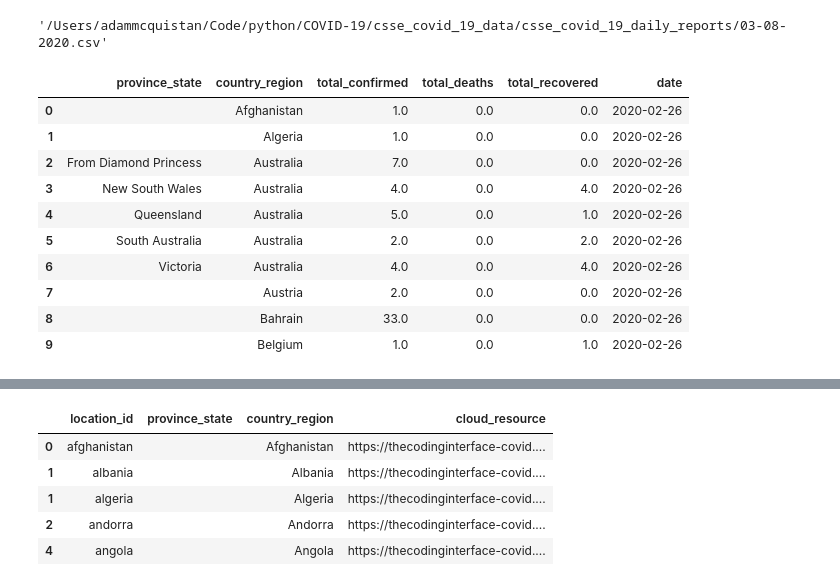
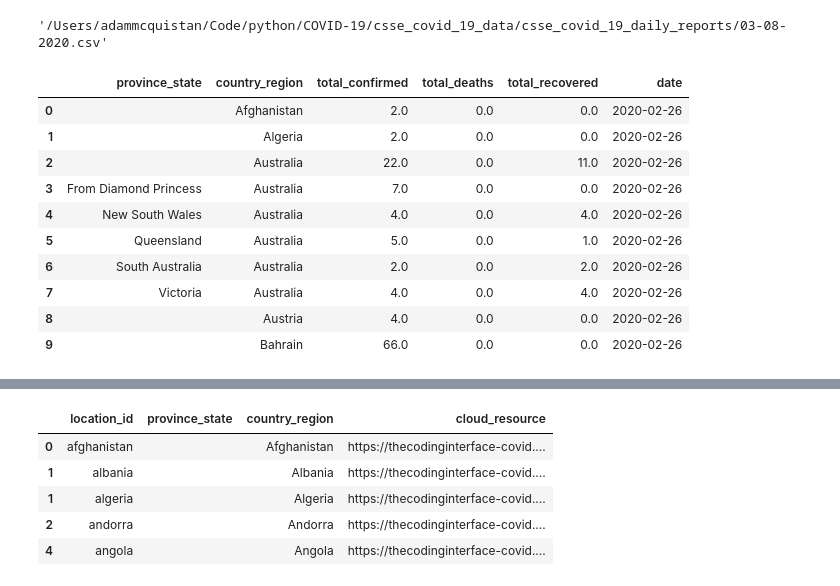
Before and after one commit to amcquistan/covid_analysis, a Jupyter notebook: JHU_data_wrangler.ipynb, the cells around one changed output, grey strips where cells are left out. Drawn from its saved outputs; the diff is of its cells as text; code cells hidden in the pictures.

```diff
--- a/JHU_data_wrangler.ipynb
+++ b/JHU_data_wrangler.ipynb
@@ -152,43 +152,45 @@ for file_name in daily_csv_files:
 
     missing_columns = sum([(col not in day_df.columns) for col in colunns_of_interest])
     if missing_columns:
-        import pdb; pdb.set_trace()
+        print('Missing Columns!!!!')
         sys.exit(0)
 
     whole_country_df = day_df[colunns_of_interest].groupby(['country_region']).sum()
     whole_country_df = whole_country_df.reset_index()
     whole_country_df['province_state'] = [''] * whole_country_df.shape[0]
+    whole_country_df['date'] = [day_df.date.values[0]] * whole_country_df.shape[0]
+    whole_country_df.loc[whole_country_df['country_region'] == 'US', ['country_region']] = 'United States'
 
     if 'Admin2' in day_df.columns:
         county_df = day_df[day_df.Admin2 != '']
         county_df['province_state'] = county_df.Admin2 + ', ' + county_df.province_state
         day_df = pd.concat([day_df[colunns_of_interest], county_df[colunns_of_interest], whole_country_df])
     else:
         day_df = pd.concat([day_df[colunns_of_interest], whole_country_df])
 
 #     day_df = day_df[colunns_of_interest]
 
     # increased granularity by neighborhood was added in Admin2 column 03-24-2020
     # but only want granularity down to province_region so collapse down and aggregate
     day_df = day_df.groupby(['country_region', 'province_state', 'date']).sum()
     day_df = day_df.reset_index()
 
     daily_dfs.append(day_df[colunns_of_interest])
 
 daily_df = pd.concat(daily_dfs)
 # make sure text columns are well cleaned and stripped of whitespace
 daily_df.province_state = daily_df.province_state.str.strip()
 daily_df.country_region = daily_df.country_region.str.strip()
 daily_df.head(10)
 # %% [output]
 |  | province_state | country_region | total_confirmed | total_deaths | total_recovered | date |
-| 0 |  | Afghanistan | 1.0 | 0.0 | 0.0 | 2020-02-26 |
-| 1 |  | Algeria | 1.0 | 0.0 | 0.0 | 2020-02-26 |
-| 2 | From Diamond Princess | Australia | 7.0 | 0.0 | 0.0 | 2020-02-26 |
-| 3 | New South Wales | Australia | 4.0 | 0.0 | 4.0 | 2020-02-26 |
-| 4 | Queensland | Australia | 5.0 | 0.0 | 1.0 | 2020-02-26 |
-| 5 | South Australia | Australia | 2.0 | 0.0 | 2.0 | 2020-02-26 |
-| 6 | Victoria | Australia | 4.0 | 0.0 | 4.0 | 2020-02-26 |
-| 7 |  | Austria | 2.0 | 0.0 | 0.0 | 2020-02-26 |
-| 8 |  | Bahrain | 33.0 | 0.0 | 0.0 | 2020-02-26 |
-| 9 |  | Belgium | 1.0 | 0.0 | 1.0 | 2020-02-26 |
+| 0 |  | Afghanistan | 2.0 | 0.0 | 0.0 | 2020-02-26 |
+| 1 |  | Algeria | 2.0 | 0.0 | 0.0 | 2020-02-26 |
+| 2 |  | Australia | 22.0 | 0.0 | 11.0 | 2020-02-26 |
+| 3 | From Diamond Princess | Australia | 7.0 | 0.0 | 0.0 | 2020-02-26 |
+| 4 | New South Wales | Australia | 4.0 | 0.0 | 4.0 | 2020-02-26 |
+| 5 | Queensland | Australia | 5.0 | 0.0 | 1.0 | 2020-02-26 |
+| 6 | South Australia | Australia | 2.0 | 0.0 | 2.0 | 2020-02-26 |
+| 7 | Victoria | Australia | 4.0 | 0.0 | 4.0 | 2020-02-26 |
+| 8 |  | Austria | 4.0 | 0.0 | 0.0 | 2020-02-26 |
+| 9 |  | Bahrain | 66.0 | 0.0 | 0.0 | 2020-02-26 |
```
Also changed, not shown: parts of 8 cells of this notebook, 1 other file.
